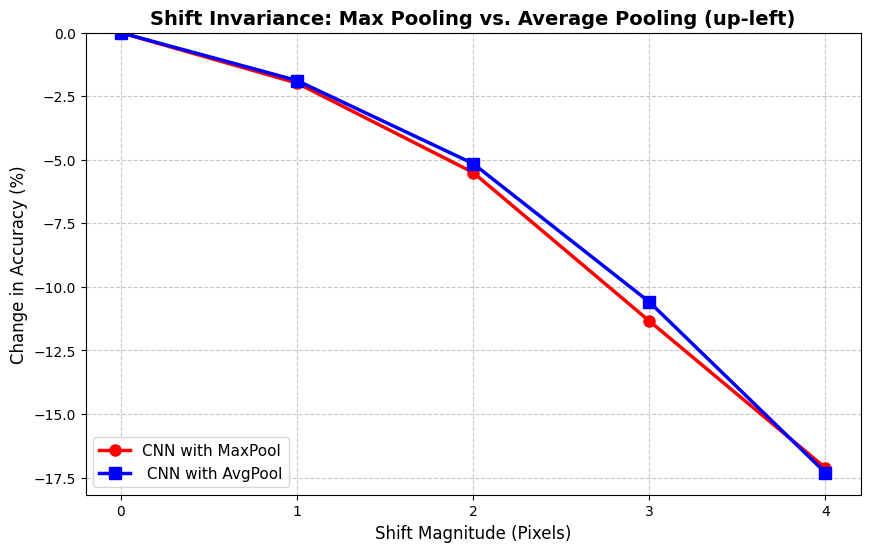
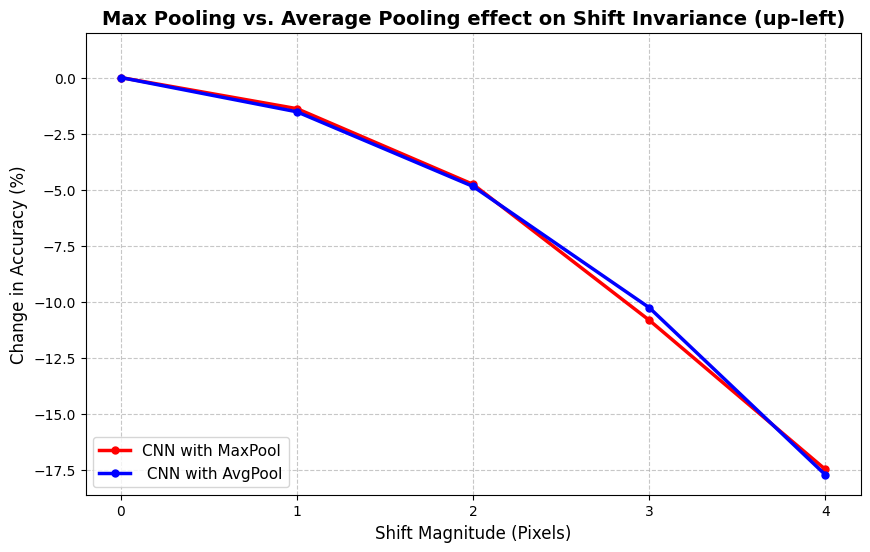
Unified diff of the notebook cell whose output changed from the first chart to the second:
--- before
+++ after
@@ -2,9 +2,9 @@
 plt.figure(figsize=(10, 6))
 
-plt.plot(shifts, max_pool_drops, marker='o', color='red', linewidth=2.5, markersize=8, label="CNN with MaxPool")
+plt.plot(shifts, max_pool_drops, marker='o', color='red', linewidth=2.5, markersize=5, label="CNN with MaxPool")
 
-plt.plot(shifts, avg_pool_drops, marker='s', color='blue', linewidth=2.5, markersize=8, label=" CNN with AvgPool")
+plt.plot(shifts, avg_pool_drops, marker='o', color='blue', linewidth=2.5, markersize=5, label=" CNN with AvgPool")
 
-plt.title(f'Shift Invariance: Max Pooling vs. Average Pooling ({test_direction})', fontsize=14, fontweight='bold')
+plt.title(f'Max Pooling vs. Average Pooling effect on Shift Invariance ({test_direction})', fontsize=14, fontweight='bold')
 plt.xlabel('Shift Magnitude (Pixels)', fontsize=12)
 plt.ylabel('Change in Accuracy (%)', fontsize=12)
@@ -13,5 +13,6 @@
 plt.legend(fontsize=11, loc='lower left')
 
-plt.ylim(top=0)
+
+plt.ylim(top=2)
 
 plt.show()

Commit: slight modification to plot style.